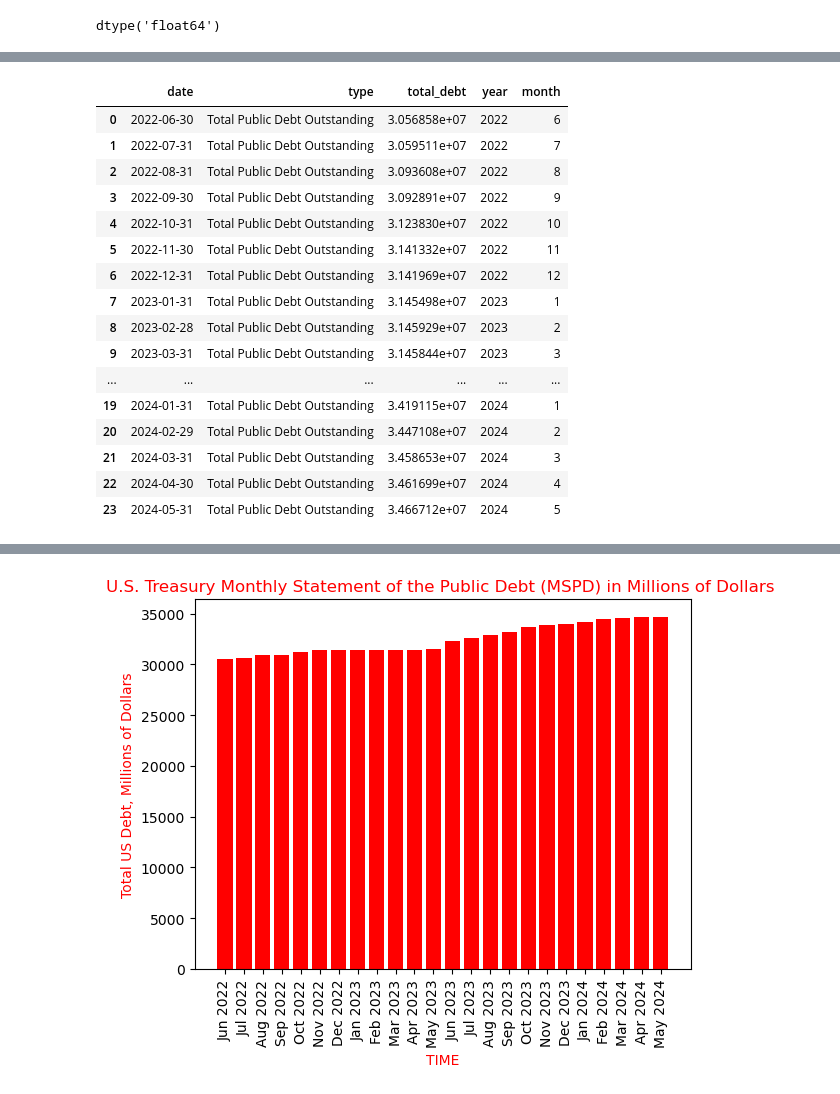
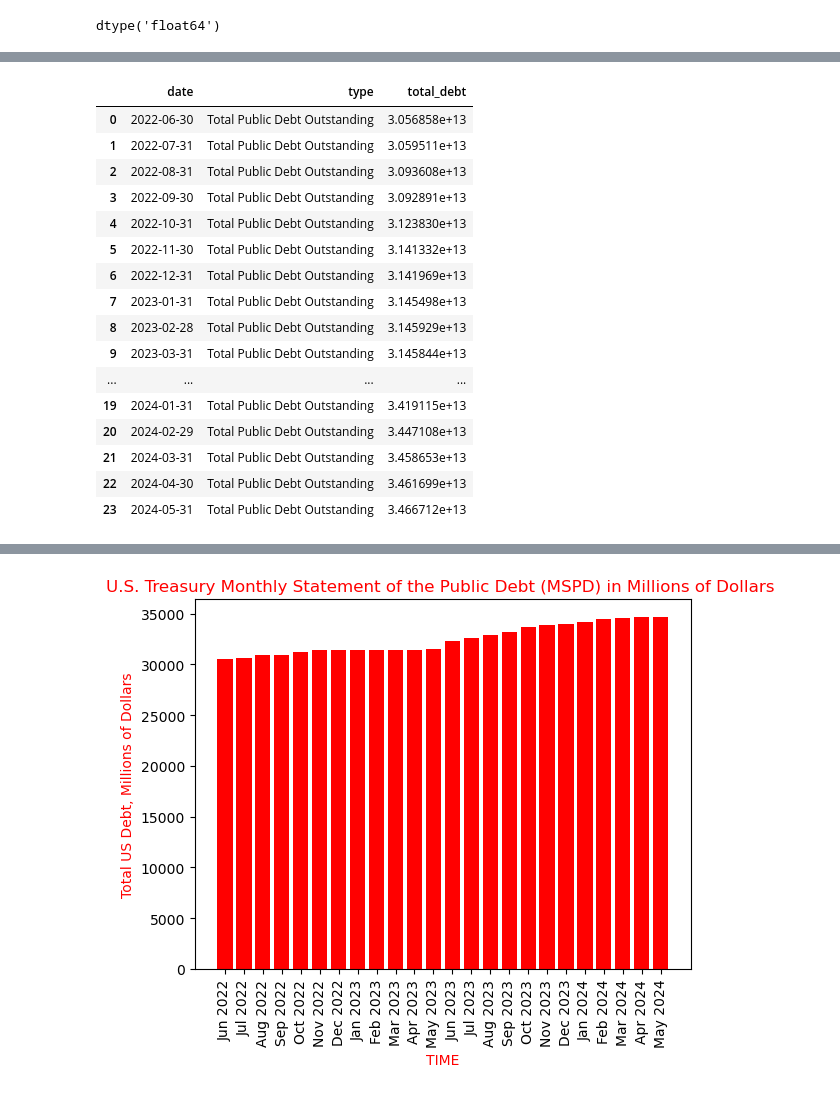
Before and after one commit to Engineer194/Macroeconomic-Analysis-of-the-US-Economy---Part-1, a Jupyter notebook: DATA_Project_v.1.ipynb, the cells around one changed output, grey strips where cells are left out. Saved outputs shown, nothing was run; the diff lists cells and outputs as text; code cells hidden in the pictures.

```diff
--- a/DATA_Project_v.1.ipynb
+++ b/DATA_Project_v.1.ipynb
@@ -372,31 +367,35 @@ debt_filtered[['total_debt']].describe().T
 # %%
 # create DataFrame
 debt_f = pd.DataFrame(debt_filtered)
 
 # Convert date column to datetime type
 debt_f['date'] = pd.to_datetime(debt_f['date'])
 
 # Sort a DataFrame by date in descending order
 debt_f = debt_f.sort_values(by='date', ascending=True)
 
 # reindex the DataFrame
 debt_f.reset_index(drop=True, inplace=True)
-debt_f
+
+# Convert millions of dollars to dollars!
+debt_f['total_debt'] = debt_f['total_debt'] * 1_000_000
+
+debt_f # __________ Table with real data! __________
 # %% [output]
-|  | date | type | total_debt | year | month |
-| 0 | 2022-06-30 | Total Public Debt Outstanding | 3.056858e+07 | 2022 | 6 |
-| 1 | 2022-07-31 | Total Public Debt Outstanding | 3.059511e+07 | 2022 | 7 |
-| 2 | 2022-08-31 | Total Public Debt Outstanding | 3.093608e+07 | 2022 | 8 |
-| 3 | 2022-09-30 | Total Public Debt Outstanding | 3.092891e+07 | 2022 | 9 |
-| 4 | 2022-10-31 | Total Public Debt Outstanding | 3.123830e+07 | 2022 | 10 |
-| 5 | 2022-11-30 | Total Public Debt Outstanding | 3.141332e+07 | 2022 | 11 |
-| 6 | 2022-12-31 | Total Public Debt Outstanding | 3.141969e+07 | 2022 | 12 |
-| 7 | 2023-01-31 | Total Public Debt Outstanding | 3.145498e+07 | 2023 | 1 |
-| 8 | 2023-02-28 | Total Public Debt Outstanding | 3.145929e+07 | 2023 | 2 |
-| 9 | 2023-03-31 | Total Public Debt Outstanding | 3.145844e+07 | 2023 | 3 |
-| ... | ... | ... | ... | ... | ... |
-| 19 | 2024-01-31 | Total Public Debt Outstanding | 3.419115e+07 | 2024 | 1 |
-| 20 | 2024-02-29 | Total Public Debt Outstanding | 3.447108e+07 | 2024 | 2 |
-| 21 | 2024-03-31 | Total Public Debt Outstanding | 3.458653e+07 | 2024 | 3 |
-| 22 | 2024-04-30 | Total Public Debt Outstanding | 3.461699e+07 | 2024 | 4 |
-| 23 | 2024-05-31 | Total Public Debt Outstanding | 3.466712e+07 | 2024 | 5 |
+|  | date | type | total_debt |
+| 0 | 2022-06-30 | Total Public Debt Outstanding | 3.056858e+13 |
+| 1 | 2022-07-31 | Total Public Debt Outstanding | 3.059511e+13 |
+| 2 | 2022-08-31 | Total Public Debt Outstanding | 3.093608e+13 |
+| 3 | 2022-09-30 | Total Public Debt Outstanding | 3.092891e+13 |
+| 4 | 2022-10-31 | Total Public Debt Outstanding | 3.123830e+13 |
+| 5 | 2022-11-30 | Total Public Debt Outstanding | 3.141332e+13 |
+| 6 | 2022-12-31 | Total Public Debt Outstanding | 3.141969e+13 |
+| 7 | 2023-01-31 | Total Public Debt Outstanding | 3.145498e+13 |
+| 8 | 2023-02-28 | Total Public Debt Outstanding | 3.145929e+13 |
+| 9 | 2023-03-31 | Total Public Debt Outstanding | 3.145844e+13 |
+| ... | ... | ... | ... |
+| 19 | 2024-01-31 | Total Public Debt Outstanding | 3.419115e+13 |
+| 20 | 2024-02-29 | Total Public Debt Outstanding | 3.447108e+13 |
+| 21 | 2024-03-31 | Total Public Debt Outstanding | 3.458653e+13 |
+| 22 | 2024-04-30 | Total Public Debt Outstanding | 3.461699e+13 |
+| 23 | 2024-05-31 | Total Public Debt Outstanding | 3.466712e+13 |
```
Also changed, not shown: parts of 5 cells of this notebook.
